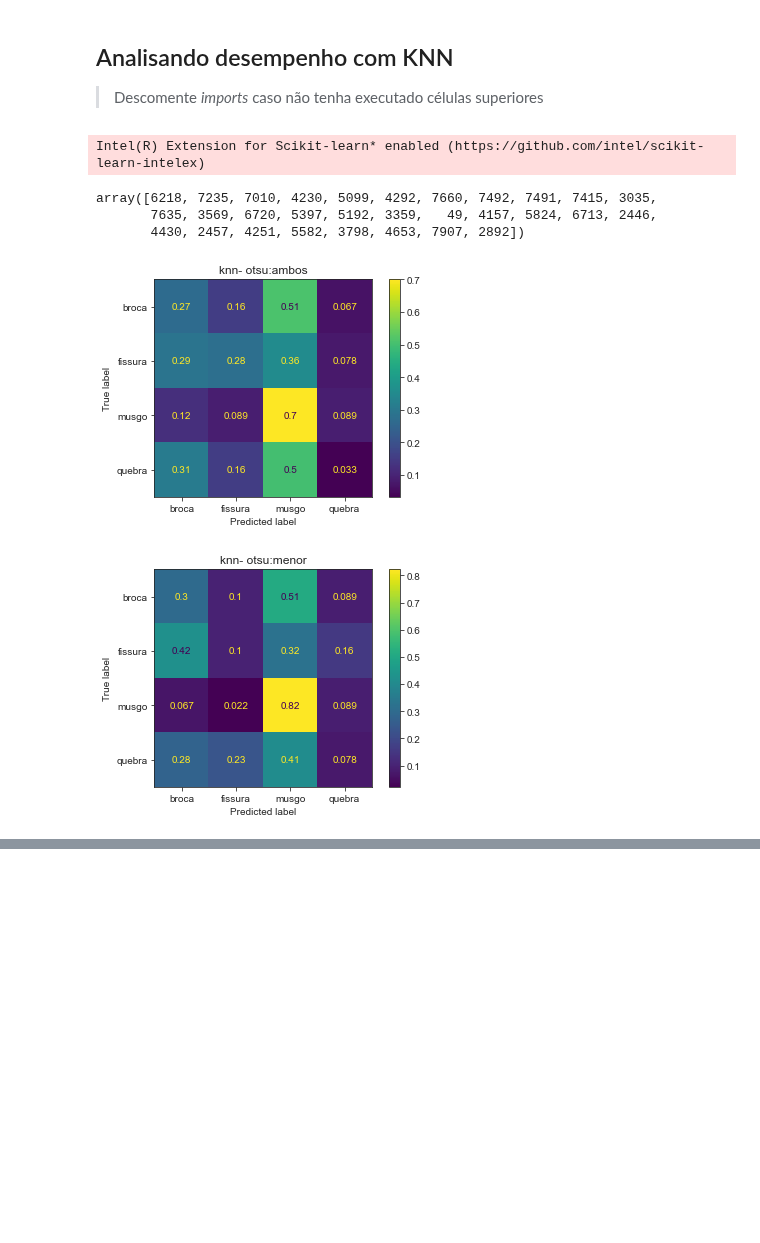
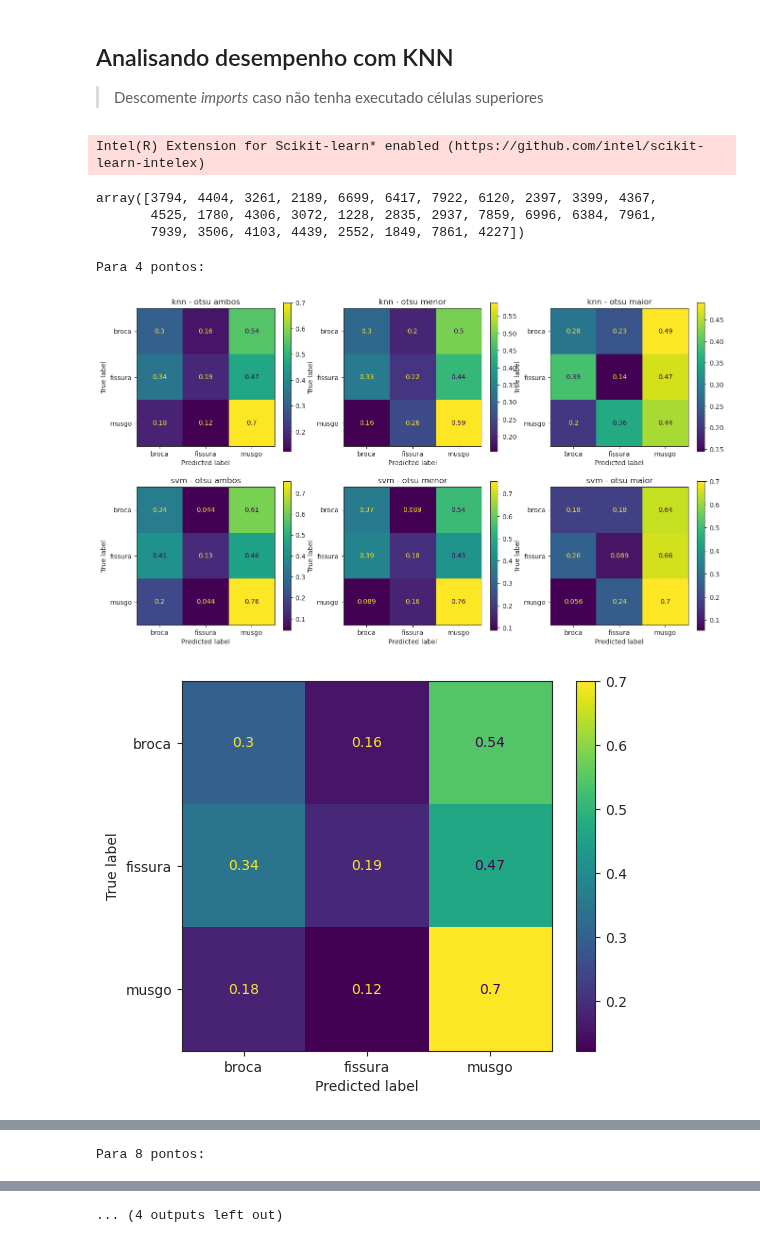
Before and after one commit to newtmagalhaes/Machine-Learning, a Jupyter notebook: ML/f04-textura/patologias_toras/41-prepro_test_mixed.ipynb, the cells around one changed output, grey strips where cells are left out. Drawn from its saved outputs; the diff is of its cells as text; code cells hidden in the pictures; blank space fills up the shorter version.

Commit message:
Refazendo classificação utilizando apenas classes em comum entre os datasets

```diff
--- a/ML/f04-textura/patologias_toras/41-prepro_test_mixed.ipynb
+++ b/ML/f04-textura/patologias_toras/41-prepro_test_mixed.ipynb
@@ -27,69 +28,80 @@ from sklearn.svm import SVC
 from sklearn.pipeline import make_pipeline
 from sklearn.preprocessing import StandardScaler
 from sklearn.neighbors import KNeighborsClassifier
-from sklearn.model_selection import train_test_split
 from sklearn.metrics import ConfusionMatrixDisplay
 
-
+# valor dos arquivos csv gerados de
 TESTE = 5
 TREINO = 6
 
 N_POINTS = [4, 8]
 FUNC_NAMES = ['ambos', 'menor', 'maior']
-TARGET_NAMES = ['normal', 'broca', 'fissura', 'musgo'] # Já declarado anteriormente
+
+TRAIN_NAMES = ['broca', 'fissura', 'musgo', 'quebra']
+TARGET_NAMES = ['normal', 'broca', 'fissura', 'musgo']
+MATCH_CLASSES = ['broca', 'fissura', 'musgo']
 
 # Gerando 30 sementes "aleatórias" dentro do intervalo [0, 8000)
 seed_arr = np.random.randint(8000, size=30)
 seed_arr
 # %% [output]
 Intel(R) Extension for Scikit-learn* enabled (https://github.com/intel/scikit-learn-intelex)
-array([6218, 7235, 7010, 4230, 5099, 4292, 7660, 7492, 7491, 7415, 3035,
-       7635, 3569, 6720, 5397, 5192, 3359,   49, 4157, 5824, 6713, 2446,
-       4430, 2457, 4251, 5582, 3798, 4653, 7907, 2892])
+array([3794, 4404, 3261, 2189, 6699, 6417, 7922, 6120, 2397, 3399, 4367,
+       4525, 1780, 4306, 3072, 1228, 2835, 2937, 7859, 6996, 6384, 7961,
+       7939, 3506, 4103, 4439, 2552, 1849, 7861, 4227])
 # %%
 sns.set_style('ticks')
 
 COLUMNS = ['acc', 'otsu', 'pontos', 'classificador']
 combinations = []
 
-# fig, ax = plt.subplots(nrows=2, ncols=3)
+classificadores = [
+  ('knn', KNeighborsClassifier()),
+  ('svm', make_pipeline(StandardScaler(),
+                        SVC(cache_size=600)))
+]
 
-for i, classifier in enumerate(['knn', 'svm']):
-  for n_points in [8]:
+for row, n_points in enumerate(N_POINTS):
+  fig, ax = plt.subplots(nrows=2, ncols=3, figsize=(16, 9))
+  print(f'Para {n_points} pontos:')
+
+  for i, (clf_name, clf) in enumerate(classificadores):
     for j, name in enumerate(FUNC_NAMES):
       # classes: {0:'broca', 1:'fissura', 2:'musgo', 3:'quebra'}
-      data_treino = pd.read_csv(f'./csvs/prepro_{TREINO}-{name}-P{n_points}.csv')
+      data_treino = pd.read_csv(f'./csvs/prepro_{TREINO}-{name}-P{n_points}.csv').query('target != 3')
       y_train = data_treino.pop('target').values
       X_train = data_treino.values
 
       # classes: {0:'normal', 1:'broca', 2:'fissura', 3:'musgo'}
-      data_teste = pd.read_csv(f'./csvs/prepro_{TESTE}-{name}-P{n_points}.csv')
+      data_teste = pd.read_csv(f'./csvs/prepro_{TESTE}-{name}-P{n_points}.csv').query('target != 0')
       y_test = data_teste.pop('target').values
       X_test = data_teste.values
 
-      # classes: {3:'normal', 0:'broca', 1:'fissura', 2:'musgo'}
-      y_test = (y_test - 1) % 4 # corrigindo valores das classes para correspondência entre datasets
+      # classes: {0:'broca', 1:'fissura', 2:'musgo'}
+      y_test -= 1 # corrigindo valores das classes para correspondência entre datasets
 
-      # Instanciando classificador
-
-      clf = KNeighborsClassifier() if classifier == 'knn' else make_pipeline(StandardScaler(), SVC(cache_size=600))
+      # Treinando classificador
       clf.fit(X_train, y_train)
 
       combinations.append([
         clf.score(X_test, y_test),
         name,
         n_points,
-        classifier])
+        clf_name])
 
       ConfusionMatrixDisplay.from_estimator(
         estimator=clf,
         X=X_test,
         y=y_test,
         normalize='true',
-        display_labels=['broca', 'fissura', 'musgo', 'quebra']
-        ).ax_.set(title=f'{classifier}- otsu:{name}')
+        display_labels=MATCH_CLASSES
+        ).plot(
+          ax=ax[i, j])
 
-plt.show()
+      ax[i, j].set_title(f'{clf_name} - otsu {name}')
+
+  plt.show()
 # %% [output]
+Para 4 pontos:
-[figure, old version]
+[figure, new version]
-[figure, old version]
+[figure, new version]
@@ -99,0 +113 @@ plt.show()
+Para 8 pontos:
@@ -100 +117,2 @@ plt.show()
+... (4 outputs left out)
 # %%
```
Also changed, not shown: parts of 3 cells of this notebook.
